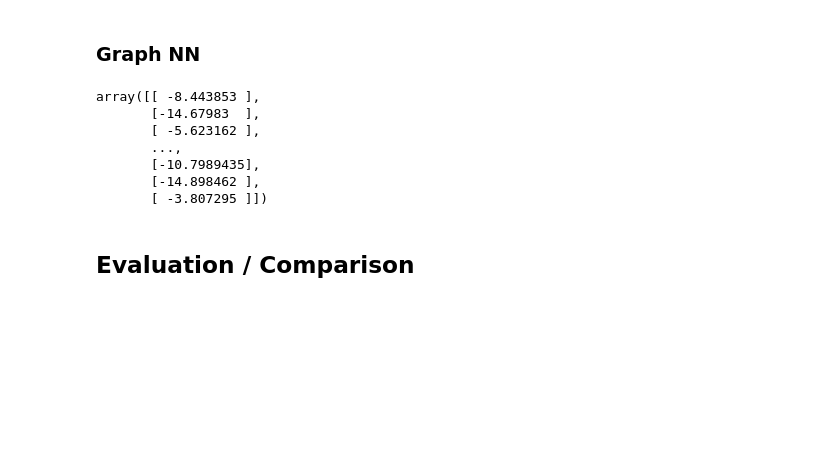
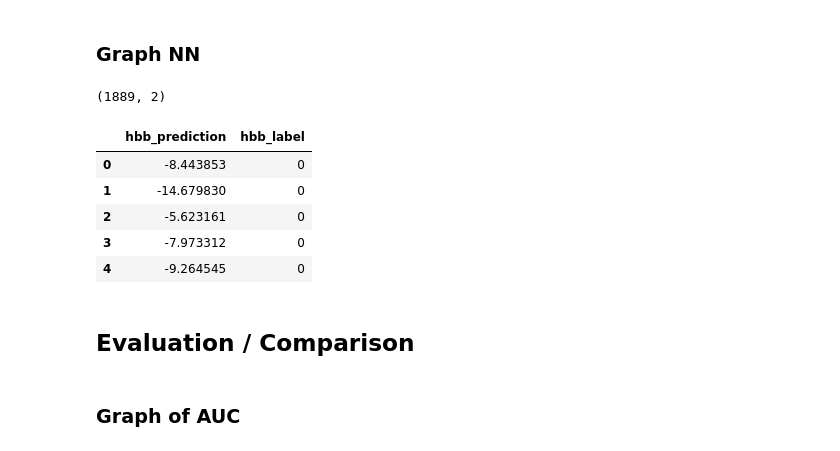
Before and after one commit to Bryan-Az/DSC-Capstone-Result-Replication, a Jupyter notebook: src/analysis/evaluation.ipynb, the cells around one changed output. Saved outputs shown, nothing was run; the diff lists cells and outputs as text; code cells hidden in the pictures; blank space fills up the shorter version.

```diff
--- a/src/analysis/evaluation.ipynb
+++ b/src/analysis/evaluation.ipynb
@@ -85,10 +69,4 @@ graph_predictions = graph_predictions.to_numpy()
 # %%
-graph_predictions
+graph_predictions.shape
 # %% [output]
-array([[ -8.443853 ],
-       [-14.67983  ],
-       [ -5.623162 ],
-       ...,
-       [-10.7989435],
-       [-14.898462 ],
-       [ -3.807295 ]])
+(1889, 2)
@@ -95,2 +75,13 @@ array([[ -8.443853 ],
+# %%
+graph_predictions.head()
+# %% [output]
+|  | hbb_prediction | hbb_label |
+| 0 | -8.443853 | 0 |
+| 1 | -14.679830 | 0 |
+| 2 | -5.623161 | 0 |
+| 3 | -7.973312 | 0 |
+| 4 | -9.264545 | 0 |
 # %% [markdown]
 ## Evaluation / Comparison
+# %% [markdown]
+### Graph of AUC
```
Also changed, not shown: parts of 19 cells of this notebook, 13 other files.
